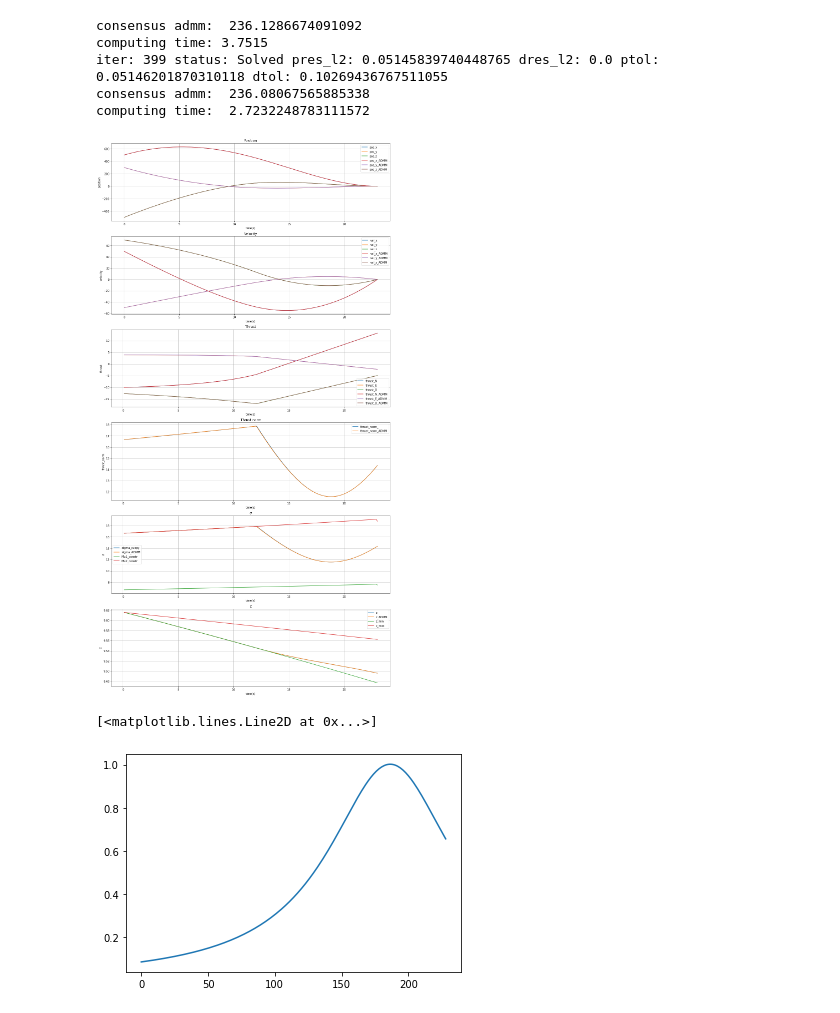
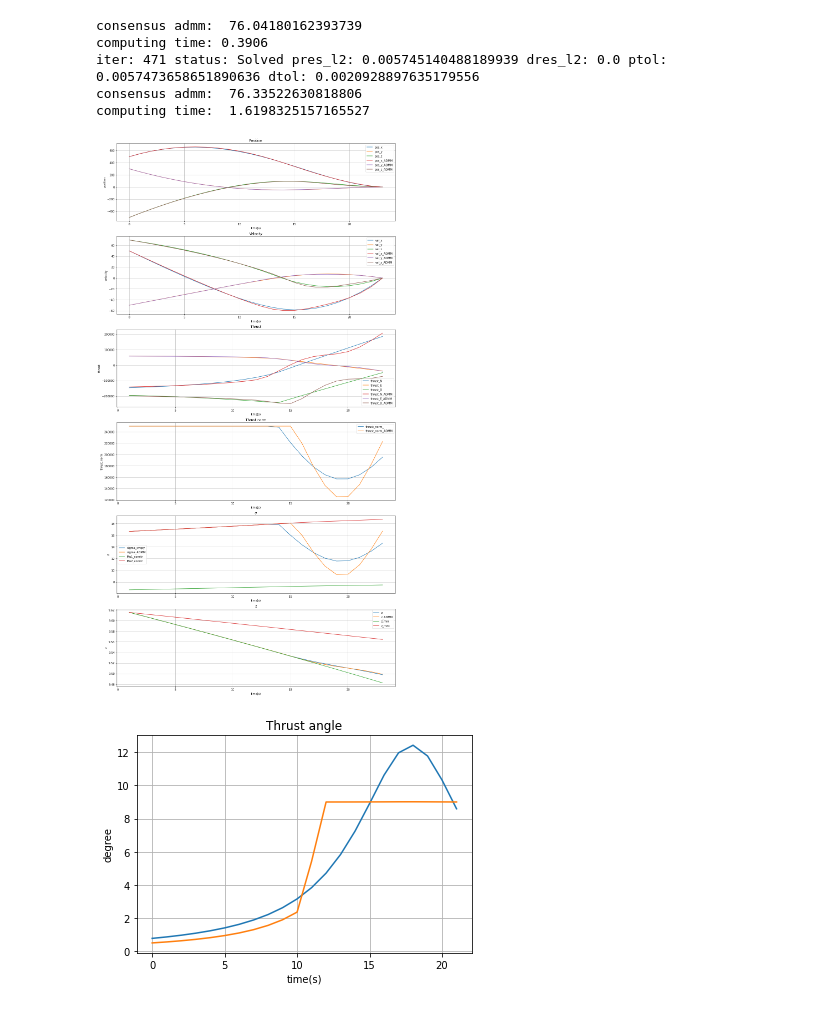
Before and after one commit to acsl-inha/drone_simulation, a Jupyter notebook: src/Convexificated_Ploblem.ipynb, the cells around one changed output. Saved outputs shown, nothing was run; the diff lists cells and outputs as text; code cells hidden in the pictures.

Commit message:
inner product constraint done

```diff
--- a/src/Convexificated_Ploblem.ipynb
+++ b/src/Convexificated_Ploblem.ipynb
@@ -260,9 +336,12 @@ def proj_onto_soc(u_i,sigma_i):
     return np.array([u,sigma,z,pos_pin,vel_pin,z_pin])
 # %%
 tf = 23
-delt = 0.1
+delt = 1
 N = int(tf/delt)
 ts = np.linspace(0,tf,N+1)
+
+degree = 9
+theta = degree*np.pi/180
 
 pos0 = np.array([500,300,-500])
 vel0 = np.array([50,-50,70])
@@ -289,19 +368,20 @@ state = np.array([pos0,vel0,pos_des,vel_des])
 ineq_constr = np.array([z_min,z_max,Mu1,Mu2])
 # %%
 u,sigma,z,r,v = compute_guidance_cvx(state,ineq_constr,tf,delt)
-u_ADMM,sigma_ADMM,z_ADMM,r_ADMM,v_ADMM,z_recal = ADMM_consensus_compute_guidance(state,ineq_constr,tf,False,delt)
+u_ADMM,sigma_ADMM,z_ADMM,r_ADMM,v_ADMM,z_recal = ADMM_consensus_compute_guidance(state,ineq_constr,tf,theta,delt)
 # %% [output]
-consensus admm:  236.1286674091092
-computing time: 3.7515
-iter: 399 status: Solved pres_l2: 0.05145839740448765 dres_l2: 0.0 ptol: 0.05146201870310118 dtol: 0.10269436767511055
-consensus admm:  236.08067565885338
-computing time:  2.7232248783111572
+consensus admm:  76.04180162393739
+computing time: 0.3906
+iter: 471 status: Solved pres_l2: 0.005745140488189939 dres_l2: 0.0 ptol: 0.0057473658651890636 dtol: 0.0020928897635179556
+consensus admm:  76.33522630818806
+computing time:  1.6198325157165527
 # %%
-u_ADMM_NED = np.reshape(u_ADMM,(3,N),order='F')
-thrust = np.linalg.norm(u,axis=0)
+u_ADMM_NED = np.exp(z_recal[:-1])*(np.reshape(u_ADMM,(3,N),order='F'))
+u_NED = np.exp(z[:-1])*u
+thrust = (np.linalg.norm(u_NED,axis=0))
 thrust_ADMM = np.linalg.norm(u_ADMM_NED,axis=0)
-Mu1_constr = Mu1*(1-z_ADMM+z_min)
-Mu2_constr = Mu2*(1-z_ADMM+z_min)
+Mu1_constr = Mu1*(1-z[:-1]+z_min)
+Mu2_constr = Mu2*(1-z[:-1]+z_min)
 
 plt.figure(figsize=(18,36))
 plt.subplot(611)
@@ -331,9 +411,9 @@ plt.legend()
 plt.grid()
 
 plt.subplot(613)
-plt.plot(ts[1:],u[0,:],label='thrust_N')
-plt.plot(ts[1:],u[1,:],label='thrust_E')
-plt.plot(ts[1:],u[2,:],label='thrust_D')
+plt.plot(ts[1:],u_NED[0,:],label='thrust_N')
+plt.plot(ts[1:],u_NED[1,:],label='thrust_E')
+plt.plot(ts[1:],u_NED[2,:],label='thrust_D')
 plt.plot(ts[1:],u_ADMM_NED[0,:],label='thrust_N_ADMM')
 plt.plot(ts[1:],u_ADMM_NED[1,:],label='thrust_E_ADMM')
 plt.plot(ts[1:],u_ADMM_NED[2,:],label='thrust_D_ADMM')
@@ -374,20 +454,32 @@ plt.ylabel('z')
 plt.legend()
 plt.grid()
 # %% [output]
-[figure, old version]
+[figure, new version]
 # %%
-step_prev = u_ADMM_NED[:,:-1]
-thrust_prev = thrust_ADMM[:-1]
-step_next = u_ADMM_NED[:,1:]
-thrust_next = thrust_ADMM[1:]
+step_prev_ADMM = u_ADMM_NED[:,:-1]
+thrust_prev_ADMM = thrust_ADMM[:-1]
+step_next_ADMM = u_ADMM_NED[:,1:]
+thrust_next_ADMM = thrust_ADMM[1:]
+
+inner_product = np.sum((step_prev_ADMM*step_next_ADMM),axis=0)
+angle_ADMM = np.arccos(inner_product/(thrust_prev_ADMM*thrust_next_ADMM))
+
+step_prev = u_NED[:,:-1]
+thrust_prev = thrust[:-1]
+step_next = u_NED[:,1:]
+thrust_next = thrust[1:]
 
 inner_product = np.sum((step_prev*step_next),axis=0)
 angle = np.arccos(inner_product/(thrust_prev*thrust_next))
 
 plt.plot(angle*180/np.pi)
+plt.plot(angle_ADMM*180/np.pi)
+plt.title('Thrust angle')
+plt.xlabel('time(s)')
+plt.ylabel('degree')
+plt.grid()
 # %% [output]
-[<matplotlib.lines.Line2D at 0x...>]
-[figure, old version]
+[figure, new version]
 # %%
 e_z = np.zeros((3,N))
 e_z[2,:] = -1
```
Also changed, not shown: parts of 3 cells of this notebook.
